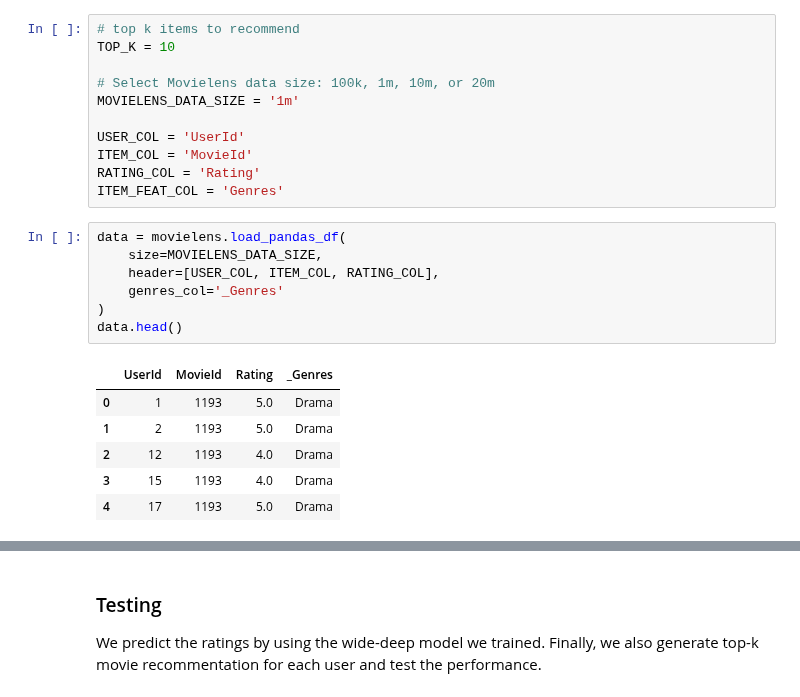
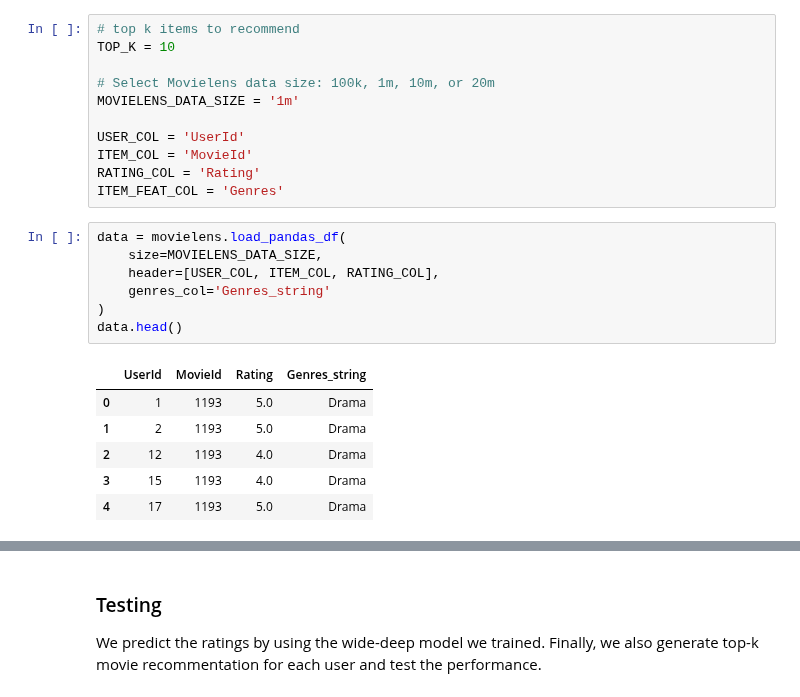
Before and after one commit to recommenders-team/recommenders, a Jupyter notebook: notebooks/00_quick_start/wide_deep_model_movielens.ipynb, the cells around one changed output, grey strips where cells are left out. Cells and saved outputs as stored; diff of their text form.

```diff
--- a/notebooks/00_quick_start/wide_deep_model_movielens.ipynb
+++ b/notebooks/00_quick_start/wide_deep_model_movielens.ipynb
@@ -63,12 +67,12 @@ ITEM_FEAT_COL = 'Genres'
 # %%
 data = movielens.load_pandas_df(
     size=MOVIELENS_DATA_SIZE,
     header=[USER_COL, ITEM_COL, RATING_COL],
-    genres_col='_Genres'
+    genres_col='Genres_string'
 )
 data.head()
 # %% [output]
-|  | UserId | MovieId | Rating | _Genres |
+|  | UserId | MovieId | Rating | Genres_string |
 | 0 | 1 | 1193 | 5.0 | Drama |
 | 1 | 2 | 1193 | 5.0 | Drama |
 | 2 | 12 | 1193 | 4.0 | Drama |
```
Also changed, not shown: parts of 37 cells of this notebook, 1 other file.
